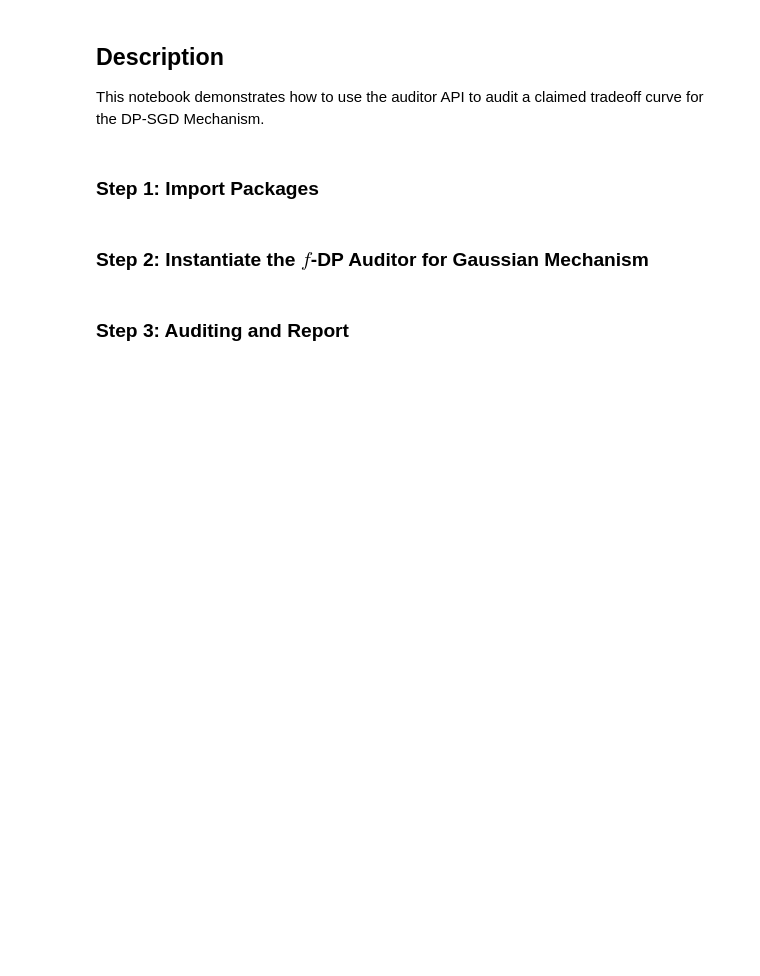
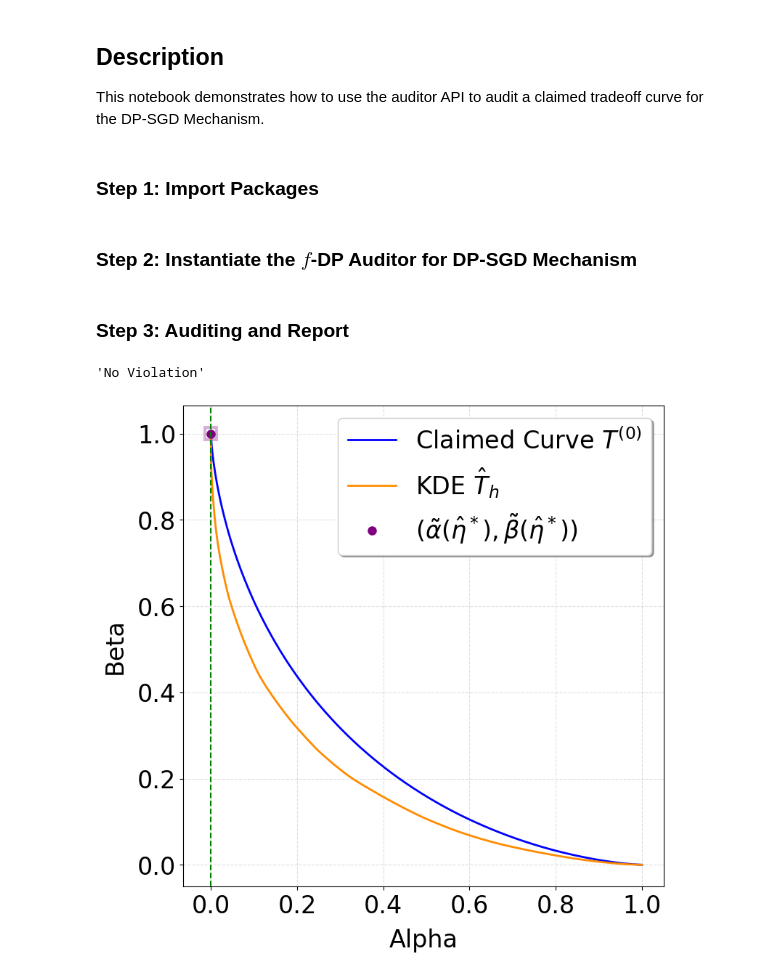
Before and after one commit to hadimalik12/fdp-estimation, a Jupyter notebook: notebook/inference/auditing_fdp_curve_sgd.ipynb, the cells around one changed output. Cells and saved outputs as stored; diff of their text form; code cells hidden in the pictures; blank space fills up the shorter version.

Commit message:
update the sgd auditing code

```diff
--- a/notebook/inference/auditing_fdp_curve_sgd.ipynb
+++ b/notebook/inference/auditing_fdp_curve_sgd.ipynb
@@ -33,5 +33,5 @@ from mech.GaussianDist import *
 # %% [markdown]
-### Step 2: Instantiate the $f$-DP Auditor for Gaussian Mechanism
+### Step 2: Instantiate the $f$-DP Auditor for DP-SGD Mechanism
 # %%
 logging.basicConfig(
     level=logging.INFO,
@@ -42,15 +42,20 @@ logging.basicConfig(
     ]
 )
 
-kwargs = generate_params(claimed_f = Gaussian_curve, num_train_samples=100000000, num_test_samples=10000000)
-auditor = GaussianAuditor(kwargs)
+kwargs = generate_params(num_train_samples=1000000, num_test_samples=1000000)
+auditor = toy_DPSGDPAuditor(kwargs)
 # %% [markdown]
 ### Step 3: Auditing and Report
 # %%
 output = auditor.build()
 # %%
 output["Report"]
+# %% [output]
+'No Violation'
 # %%
-file_name = os.path.join(fig_dir, 'auditing_gaussian_108.png')
+omega_8=knn_baybox_acc_bound_1d(10**8, kwargs["gamma"])
+file_name = os.path.join(fig_dir, 'auditing_sgd_108.png')
 
-create_plot(output["omega"], output["estimated_alpha"], output["estimated_beta"], np.linspace(0,1,500), output["scan_alpha"], output["scan_beta"], output["critical_alpha"], output["critical_beta"], file_name)
+create_plot(omega_8, output["estimated_alpha"], output["estimated_beta"], np.linspace(0,1,500), output["scan_alpha"], output["scan_beta"], output["critical_alpha"], output["critical_beta"], file_name)
+# %% [output]
+[figure, added]
```
Also changed, not shown: parts of 1 cell of this notebook, 4 other files.
